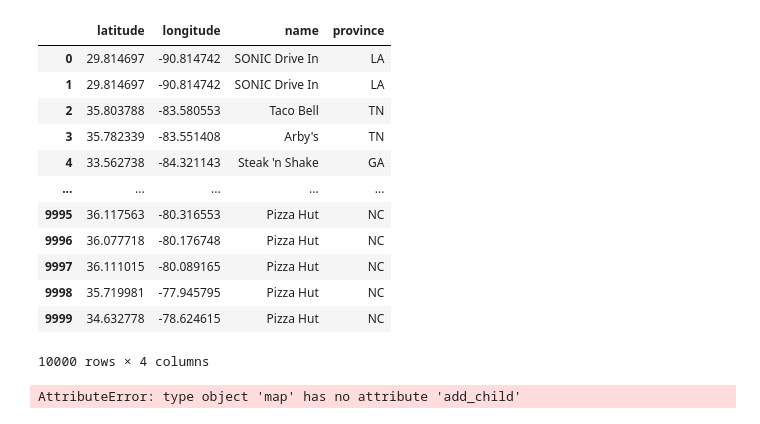
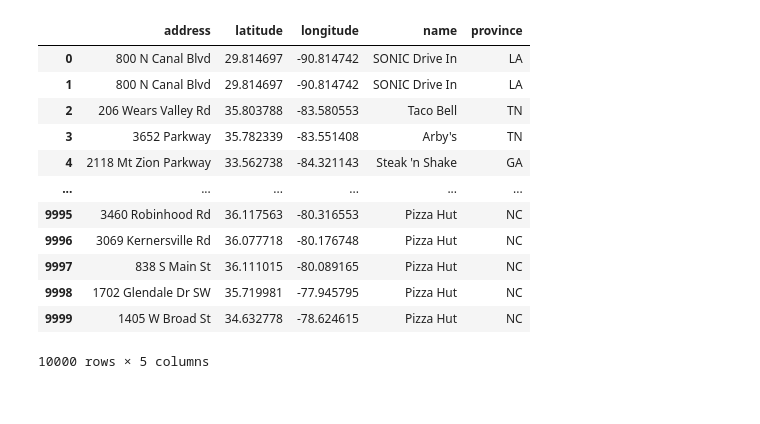
Before and after one commit to MarDuo2022/Diabetes_visualisations, a Jupyter notebook: code/Fast_foodsUS_map-code.ipynb, the cells around one changed output. Saved outputs shown, nothing was run; the diff lists cells and outputs as text; code cells hidden in the pictures.

```diff
--- a/code/Fast_foodsUS_map-code.ipynb
+++ b/code/Fast_foodsUS_map-code.ipynb
@@ -13,34 +12,19 @@ import math
 df = pd.read_csv("../data/Fast_Food_Restaurants_US.csv")
 # %%
 # dropping the colums not required for the cluster map
-df_State= df.drop(columns=['Unnamed: 0','address','categories','city','country','postalCode','websites'])
+df_State= df.drop(columns=['Unnamed: 0','categories','city','country','postalCode','websites'])
 df_State
 # %% [output]
-|  | latitude | longitude | name | province |
-| 0 | 29.814697 | -90.814742 | SONIC Drive In | LA |
-| 1 | 29.814697 | -90.814742 | SONIC Drive In | LA |
-| 2 | 35.803788 | -83.580553 | Taco Bell | TN |
-| 3 | 35.782339 | -83.551408 | Arby's | TN |
-| 4 | 33.562738 | -84.321143 | Steak 'n Shake | GA |
-| ... | ... | ... | ... | ... |
-| 9995 | 36.117563 | -80.316553 | Pizza Hut | NC |
-| 9996 | 36.077718 | -80.176748 | Pizza Hut | NC |
-| 9997 | 36.111015 | -80.089165 | Pizza Hut | NC |
-| 9998 | 35.719981 | -77.945795 | Pizza Hut | NC |
-| 9999 | 34.632778 | -78.624615 | Pizza Hut | NC |
+|  | address | latitude | longitude | name | province |
+| 0 | 800 N Canal Blvd | 29.814697 | -90.814742 | SONIC Drive In | LA |
+| 1 | 800 N Canal Blvd | 29.814697 | -90.814742 | SONIC Drive In | LA |
+| 2 | 206 Wears Valley Rd | 35.803788 | -83.580553 | Taco Bell | TN |
+| 3 | 3652 Parkway | 35.782339 | -83.551408 | Arby's | TN |
+| 4 | 2118 Mt Zion Parkway | 33.562738 | -84.321143 | Steak 'n Shake | GA |
+| ... | ... | ... | ... | ... | ... |
+| 9995 | 3460 Robinhood Rd | 36.117563 | -80.316553 | Pizza Hut | NC |
+| 9996 | 3069 Kernersville Rd | 36.077718 | -80.176748 | Pizza Hut | NC |
+| 9997 | 838 S Main St | 36.111015 | -80.089165 | Pizza Hut | NC |
+| 9998 | 1702 Glendale Dr SW | 35.719981 | -77.945795 | Pizza Hut | NC |
+| 9999 | 1405 W Broad St | 34.632778 | -78.624615 | Pizza Hut | NC |
-10000 rows × 4 columns
+10000 rows × 5 columns
-# %%
-# creating the map function
-map_cluster = folium.Map(location=[40,-94], tiles='cartodbpositron', zoom_start=4)
-
-# Add points to the map
-mc = MarkerCluster()
-# for loop to iterate over all the rows for the latitude and longitude
-for idx, row in df_State.iterrows():
-    if not math.isnan(row['longitude']) and not math.isnan(row['latitude']):
-        iframe = folium.IFrame('Name: ' + str(row['name']))
-        popup = folium.Popup(iframe, min_width=100, max_width=200)
-        folium.Marker(location=[row['latitude'],row['longitude']],
-                      popup = popup, c=row['name']).add_to(map)
-# %% [output]
-AttributeError: type object 'map' has no attribute 'add_child'
```
Also changed, not shown: parts of 4 cells of this notebook, 1 other file.
